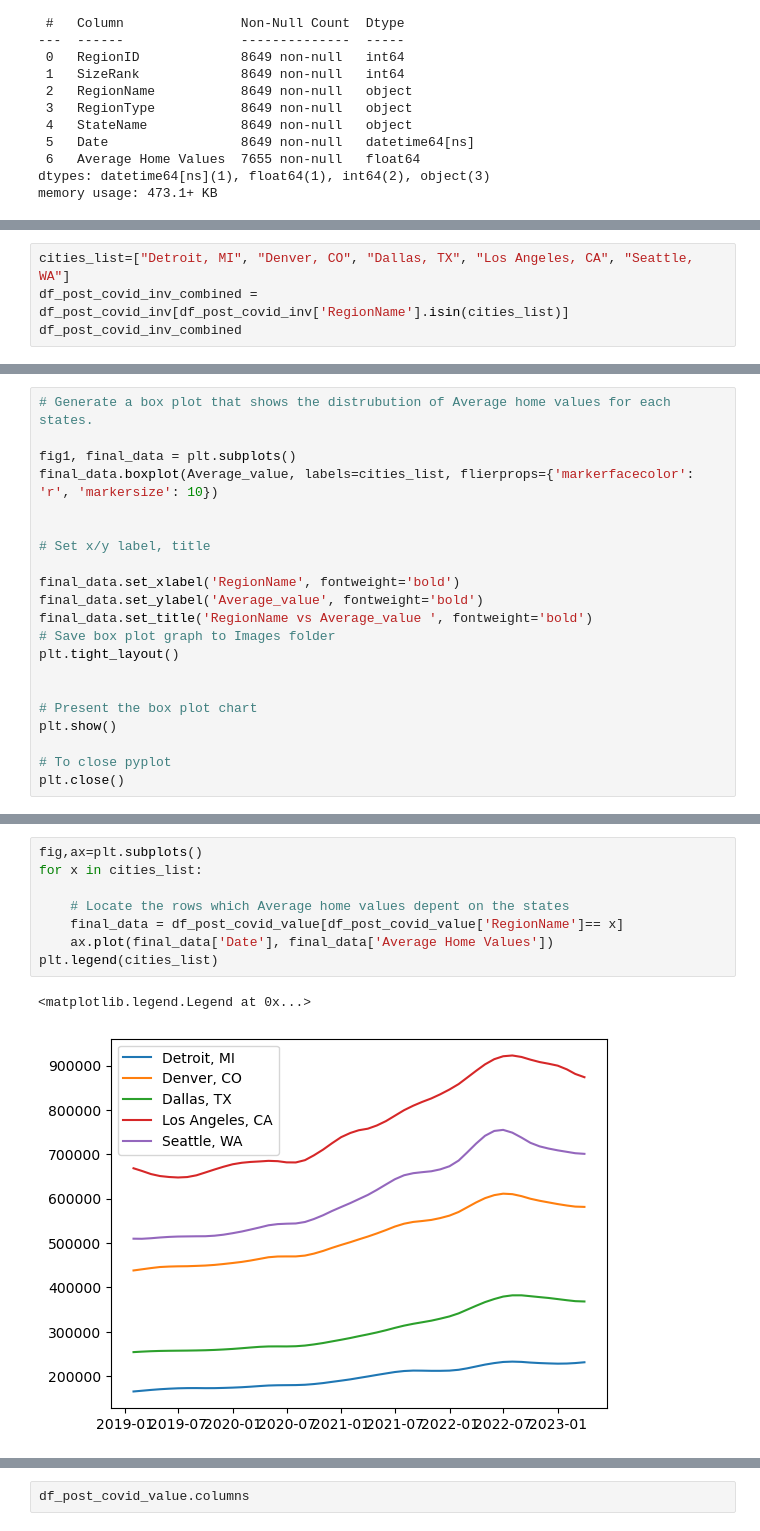
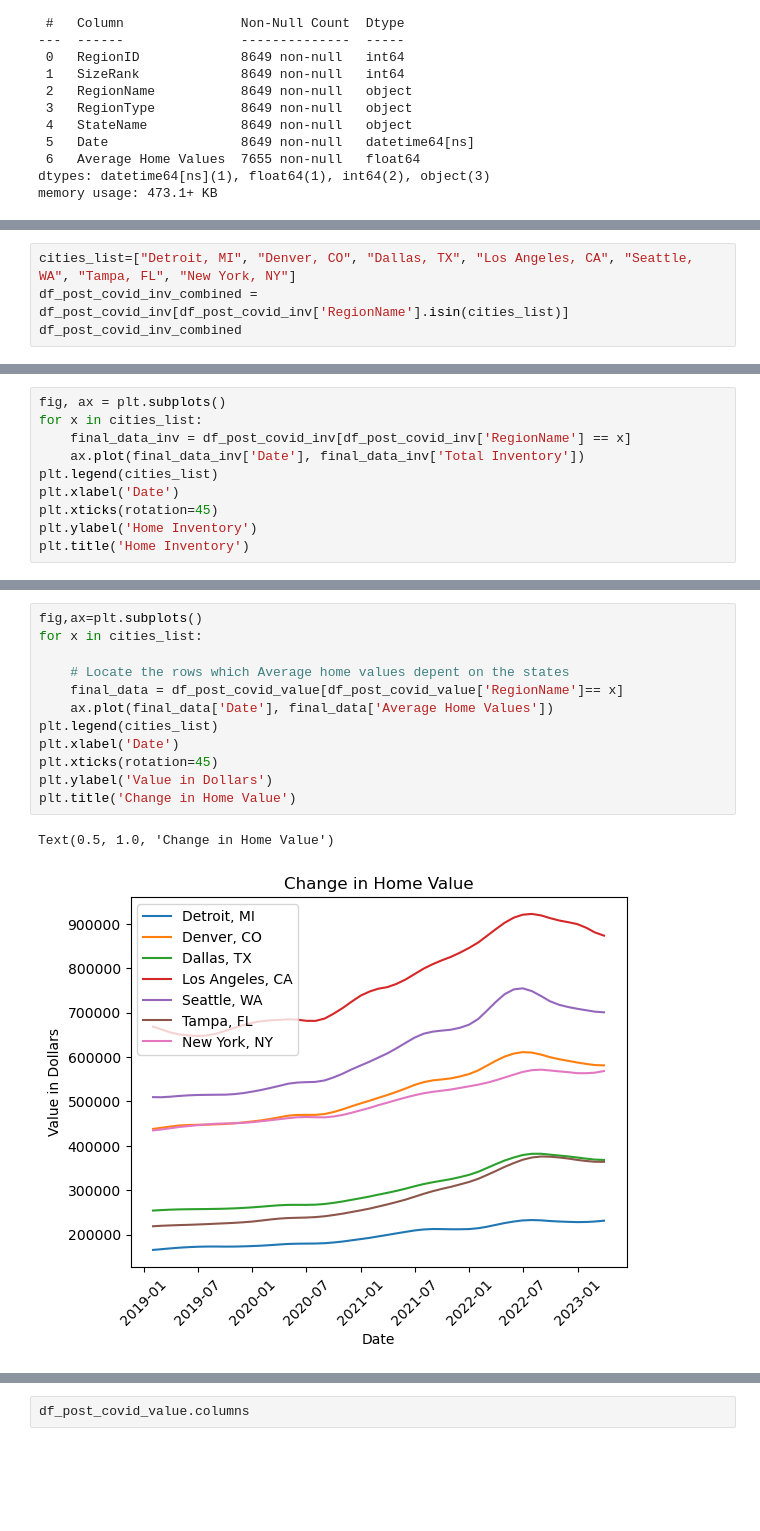
Before and after one commit to JMcGuckin33/Project--1, a Jupyter notebook: Project 1.ipynb, the cells around one changed output, grey strips where cells are left out. Cells and saved outputs as stored; diff of their text form; blank space fills up the shorter version.

```diff
--- a/Project 1.ipynb
+++ b/Project 1.ipynb
@@ -296,7 +318,7 @@ df_post_covid_inv
 | 56607 | 394767 | 939 | Lamesa, TX | msa | TX | 2023-03-31 | 37.0 |
 47328 rows × 7 columns
 # %%
-cities_list=["Detroit, MI", "Denver, CO", "Dallas, TX", "Los Angeles, CA", "Seattle, WA"]
+cities_list=["Detroit, MI", "Denver, CO", "Dallas, TX", "Los Angeles, CA", "Seattle, WA", "Tampa, FL", "New York, NY"]
 df_post_covid_inv_combined = df_post_covid_inv[df_post_covid_inv['RegionName'].isin(cities_list)]
 df_post_covid_inv_combined
 # %% [output]
@@ -347,21 +337,0 @@ Seattle, WA's potential outliers: Series([], Name: Average Home Values, dtype: f
-# %%
-# Generate a box plot that shows the distrubution of Average home values for each states.
-
-fig1, final_data = plt.subplots()
-final_data.boxplot(Average_value, labels=cities_list, flierprops={'markerfacecolor': 'r', 'markersize': 10})
-
-
-# Set x/y label, title
-
-final_data.set_xlabel('RegionName', fontweight='bold')
-final_data.set_ylabel('Average_value', fontweight='bold')
-final_data.set_title('RegionName vs Average_value ', fontweight='bold')
-# Save box plot graph to Images folder
-plt.tight_layout()
-
-
-# Present the box plot chart
-plt.show()
-
-# To close pyplot
-plt.close()
@@ -369,0 +338,10 @@ plt.close()
+# %%
+fig, ax = plt.subplots()
+for x in cities_list:
+    final_data_inv = df_post_covid_inv[df_post_covid_inv['RegionName'] == x]
+    ax.plot(final_data_inv['Date'], final_data_inv['Total Inventory'])
+plt.legend(cities_list)
+plt.xlabel('Date')
+plt.xticks(rotation=45)
+plt.ylabel('Home Inventory')
+plt.title('Home Inventory')
@@ -370,14 +351,18 @@ plt.close()
 # %%
 fig,ax=plt.subplots()
 for x in cities_list:
 
     # Locate the rows which Average home values depent on the states
     final_data = df_post_covid_value[df_post_covid_value['RegionName']== x]
     ax.plot(final_data['Date'], final_data['Average Home Values'])
 plt.legend(cities_list)
+plt.xlabel('Date')
+plt.xticks(rotation=45)
+plt.ylabel('Value in Dollars')
+plt.title('Change in Home Value')
 # %% [output]
-<matplotlib.legend.Legend at 0x...>
+Text(0.5, 1.0, 'Change in Home Value')
-[figure, old version]
+[figure, new version]
 # %%
 df_post_covid_inv_detroit = df_post_covid_inv_mi[df_post_covid_inv_mi['RegionName']=="Detroit, MI"]
 df_post_covid_inv_la = df_post_covid_inv_ca[df_post_covid_inv_ca['RegionName'] == "Los Angeles, CA"]
```
Also changed, not shown: parts of 31 cells of this notebook.
